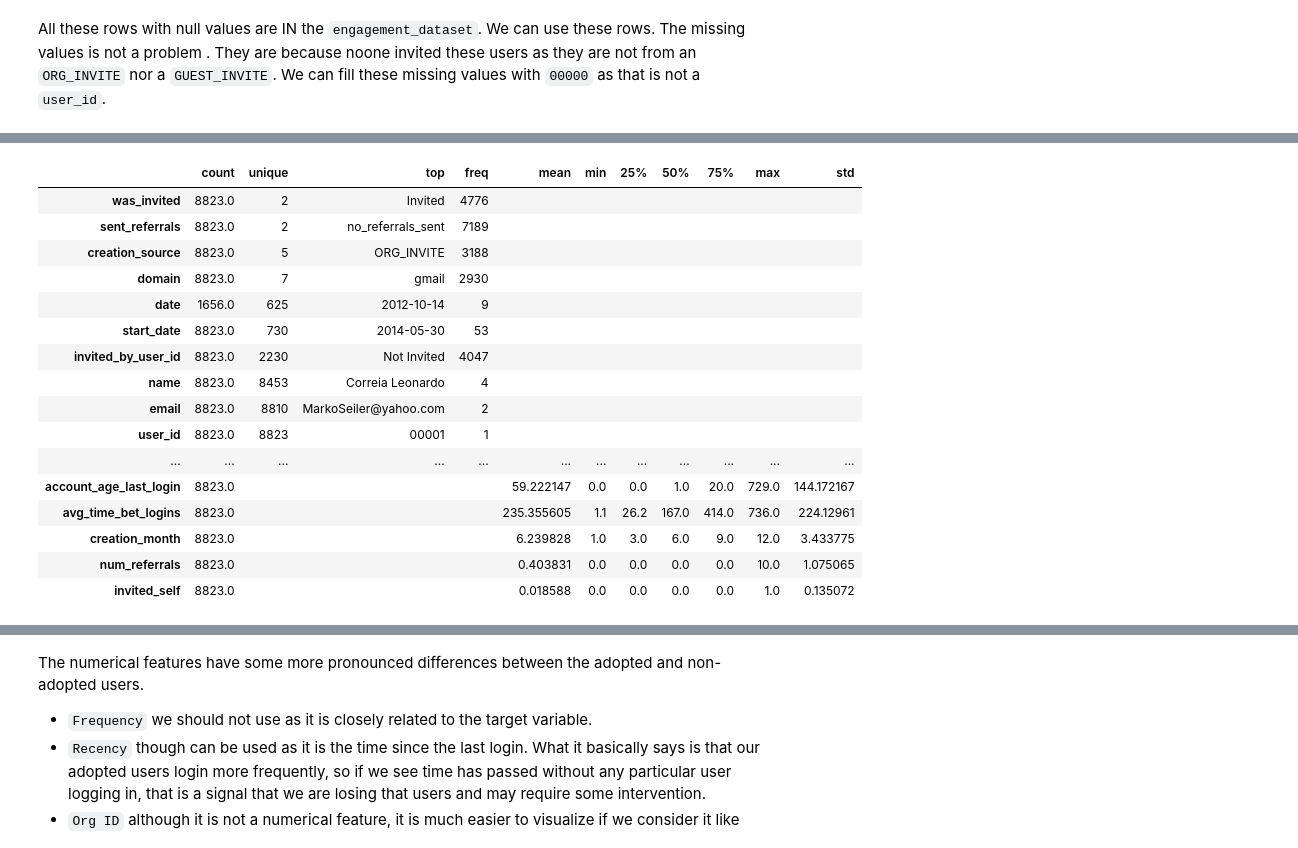
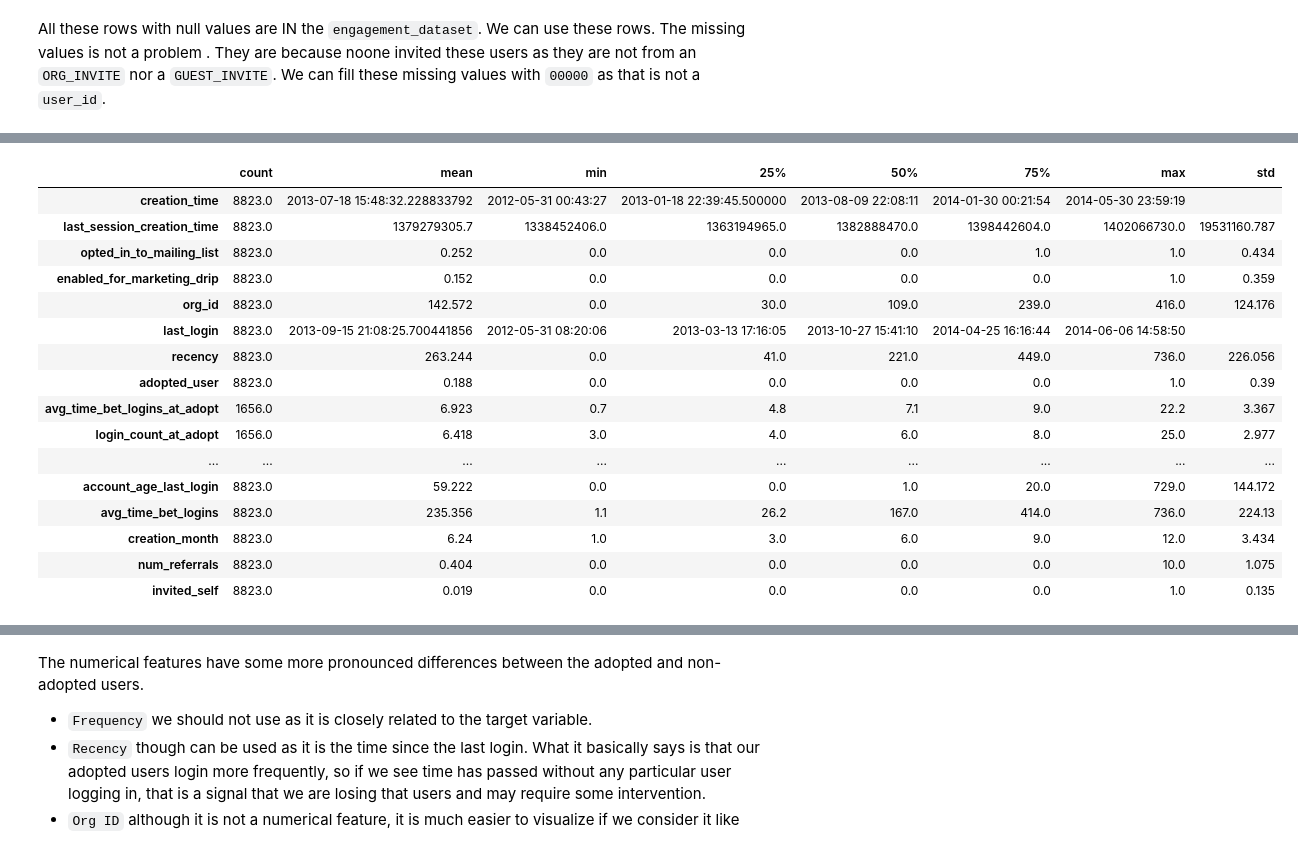
Before and after one commit to jonnross88/ultimate_project_3, a Jupyter notebook: relax.ipynb, the cells around one changed output, grey strips where cells are left out. Cells and saved outputs as stored; diff of their text form; code cells hidden in the pictures.

```diff
--- a/relax.ipynb
+++ b/relax.ipynb
@@ -583,3 +603,4 @@ See the caveats in the documentation: https://pandas.pydata.org/pandas-docs/stab
 # %%
 all_users_df = all_users_df.merge(adoption_df_slim, how="left")
+all_users_df['adopted_user'] = all_users_df['adopted_user'].fillna(0)
 # %%
@@ -610,12 +631,10 @@ all_users_df["adopted_user"] = all_users_df["adopted_user"].fillna(0).astype(
 all_users_df["frequency"] = all_users_df["frequency"].fillna(0).astype(int)
 
 # Convert 'last_session_creation_time' to datetime using seconds as the unit
-all_users_df["last_session_creation_time"] = pd.to_datetime(
-    all_users_df["last_session_creation_time"], unit="s")
+all_users_df["last_login"] = pd.to_datetime(all_users_df["last_login"],
+                                            unit="s")
 # get the time since last login
-all_users_df["days_since_last_login"] = (
-    max_timestamp - all_users_df["last_session_creation_time"]).dt.days
-all_users_df["last_session_creation_time"].hvplot.hist(
-    bins=52, title="Last session creation time",
-    xlabel="").opts(active_tools=["box_zoom"])
+all_users_df["days_since_last_login"] = (max_timestamp -
+                                         all_users_df["last_login"]).dt.days
+all_users_df.head()
 # %% [output]
@@ -665,0 +721,21 @@ all_users_df.sample(3)
+# %%
+# Calculate 'account_age_last_login' in days
+all_users_df["account_age_last_login"] = (
+    pd.to_datetime(all_users_df["last_login"]) -
+    pd.to_datetime(all_users_df["creation_time"])).dt.days
+# Calculate quietness period as avg time between logins
+all_users_df["avg_time_bet_logins"] = (all_users_df["account_age"] /
+                                       all_users_df["frequency"]).round(1)
+
+account_age_last_login_plot = all_users_df.hvplot.box(
+    "account_age_last_login",
+    by="adopted_user",
+    c="adopted_user",
+    cmap=["silver", "green"],
+    ylabel="",
+    legend=True,
+    hover_cols=['all'],
+    title="Account Age at Last Login").opts(active_tools=["box_zoom"],
+                                            tools=['hover'])
+
+account_age_last_login_plot
@@ -681,8 +759,8 @@ all_users_df["invited_by_user_id"] = (
     .astype(int).astype("string").str.zfill(5))
 
 # Replace '00000' in 'invited_by_user_id' with 'Not Invited'
-all_users_df["invited_by_user_id"] = all_users_df[
-    "invited_by_user_id"].replace("00000", "Not Invited")
+# all_users_df["invited_by_user_id"] = all_users_df[
+#     "invited_by_user_id"].replace("00000", "Not Invited")
 
 # Create a DataFrame of adopted users
 adopted_users = all_users_df[all_users_df["adopted_user"] == 1]["user_id"]
@@ -701,4 +779,4 @@ all_users_df["num_referrals"] = all_users_df["num_referrals"].fillna(0).astype(
 
 # Create a new column 'was_invited' that indicates whether a user was invited or not
 all_users_df["was_invited"] = all_users_df["invited_by_user_id"].apply(
-    lambda x: "Invited" if x != "Not Invited" else "Not Invited")
+    lambda x: "Invited" if x != "00000" else "Not Invited")
@@ -734,21 +829,23 @@ all_users_df["domain"] = all_users_df["domain"].apply(lambda x: (
     ["gmail", "yahoo", "jourrapide", "cuvox", "gustr", "hotmail"] else x))
 # %%
 all_users_df.describe(include="all").T.sort_values("unique").fillna("")
+display(all_users_df.describe().round(3).T.fillna(""))
+display(all_users_df.describe(include='object').T.fillna(""))
 # %% [output]
-|  | count | unique | top | freq | mean | min | 25% | 50% | 75% | max | std |
-| was_invited | 8823.0 | 2 | Invited | 4776 |  |  |  |  |  |  |  |
-| sent_referrals | 8823.0 | 2 | no_referrals_sent | 7189 |  |  |  |  |  |  |  |
-| creation_source | 8823.0 | 5 | ORG_INVITE | 3188 |  |  |  |  |  |  |  |
-| domain | 8823.0 | 7 | gmail | 2930 |  |  |  |  |  |  |  |
-| date | 1656.0 | 625 | 2012-10-14 | 9 |  |  |  |  |  |  |  |
-| start_date | 8823.0 | 730 | 2014-05-30 | 53 |  |  |  |  |  |  |  |
-| invited_by_user_id | 8823.0 | 2230 | Not Invited | 4047 |  |  |  |  |  |  |  |
-| name | 8823.0 | 8453 | Correia Leonardo | 4 |  |  |  |  |  |  |  |
-| email | 8823.0 | 8810 | MarkoSeiler@yahoo.com | 2 |  |  |  |  |  |  |  |
-| user_id | 8823.0 | 8823 | 00001 | 1 |  |  |  |  |  |  |  |
-| ... | ... | ... | ... | ... | ... | ... | ... | ... | ... | ... | ... |
-| account_age_last_login | 8823.0 |  |  |  | 59.222147 | 0.0 | 0.0 | 1.0 | 20.0 | 729.0 | 144.172167 |
-| avg_time_bet_logins | 8823.0 |  |  |  | 235.355605 | 1.1 | 26.2 | 167.0 | 414.0 | 736.0 | 224.12961 |
-| creation_month | 8823.0 |  |  |  | 6.239828 | 1.0 | 3.0 | 6.0 | 9.0 | 12.0 | 3.433775 |
-| num_referrals | 8823.0 |  |  |  | 0.403831 | 0.0 | 0.0 | 0.0 | 0.0 | 10.0 | 1.075065 |
-| invited_self | 8823.0 |  |  |  | 0.018588 | 0.0 | 0.0 | 0.0 | 0.0 | 1.0 | 0.135072 |
+|  | count | mean | min | 25% | 50% | 75% | max | std |
+| creation_time | 8823.0 | 2013-07-18 15:48:32.228833792 | 2012-05-31 00:43:27 | 2013-01-18 22:39:45.500000 | 2013-08-09 22:08:11 | 2014-01-30 00:21:54 | 2014-05-30 23:59:19 |  |
+| last_session_creation_time | 8823.0 | 1379279305.7 | 1338452406.0 | 1363194965.0 | 1382888470.0 | 1398442604.0 | 1402066730.0 | 19531160.787 |
+| opted_in_to_mailing_list | 8823.0 | 0.252 | 0.0 | 0.0 | 0.0 | 1.0 | 1.0 | 0.434 |
+| enabled_for_marketing_drip | 8823.0 | 0.152 | 0.0 | 0.0 | 0.0 | 0.0 | 1.0 | 0.359 |
+| org_id | 8823.0 | 142.572 | 0.0 | 30.0 | 109.0 | 239.0 | 416.0 | 124.176 |
+| last_login | 8823.0 | 2013-09-15 21:08:25.700441856 | 2012-05-31 08:20:06 | 2013-03-13 17:16:05 | 2013-10-27 15:41:10 | 2014-04-25 16:16:44 | 2014-06-06 14:58:50 |  |
+| recency | 8823.0 | 263.244 | 0.0 | 41.0 | 221.0 | 449.0 | 736.0 | 226.056 |
+| adopted_user | 8823.0 | 0.188 | 0.0 | 0.0 | 0.0 | 0.0 | 1.0 | 0.39 |
+| avg_time_bet_logins_at_adopt | 1656.0 | 6.923 | 0.7 | 4.8 | 7.1 | 9.0 | 22.2 | 3.367 |
+| login_count_at_adopt | 1656.0 | 6.418 | 3.0 | 4.0 | 6.0 | 8.0 | 25.0 | 2.977 |
+| ... | ... | ... | ... | ... | ... | ... | ... | ... |
+| account_age_last_login | 8823.0 | 59.222 | 0.0 | 0.0 | 1.0 | 20.0 | 729.0 | 144.172 |
+| avg_time_bet_logins | 8823.0 | 235.356 | 1.1 | 26.2 | 167.0 | 414.0 | 736.0 | 224.13 |
+| creation_month | 8823.0 | 6.24 | 1.0 | 3.0 | 6.0 | 9.0 | 12.0 | 3.434 |
+| num_referrals | 8823.0 | 0.404 | 0.0 | 0.0 | 0.0 | 0.0 | 10.0 | 1.075 |
+| invited_self | 8823.0 | 0.019 | 0.0 | 0.0 | 0.0 | 0.0 | 1.0 | 0.135 |
```
Also changed, not shown: parts of 96 cells of this notebook, 7 other files.
